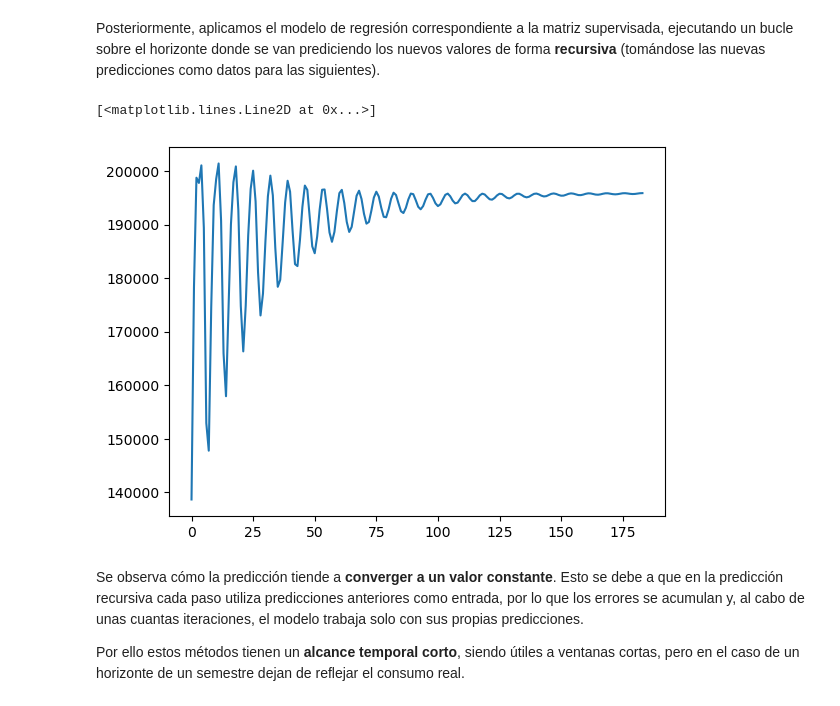
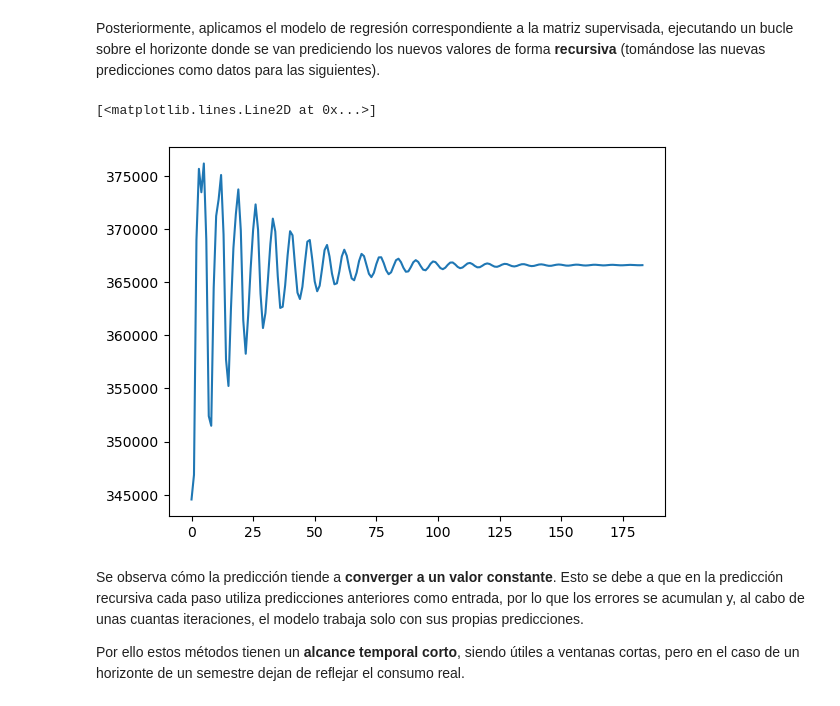
Before and after one commit to Martin-Kugler/network-attacks-and-energetic-efficiency-mcp, a Jupyter notebook: consumo_campus.ipynb, the cells around one changed output. Saved outputs shown, nothing was run; the diff lists cells and outputs as text; code cells hidden in the pictures.

Commit message:
Completado subapartado 2.6.4 de órdenes del modelo

```diff
--- a/consumo_campus.ipynb
+++ b/consumo_campus.ipynb
@@ -756,7 +756,7 @@ df_evaluacion_baselines
 # %% [markdown]
 En primer lugar, se nos pide aplicar un **suavizado exponencial**, que consiste en predecir valores futuros según unos valores pasados a los cuales se les asignan pesos que decrecen exponencialmente cuanto más pasados son, lo cual viene dado por un parámetro ***alpha*** (cuanto mayor sea, mayor peso los sucesos recientes). En este caso, decidimos estimar el *alpha* automáticamente por mínimos cuadrados (ello se da al hacer `fit()`).
 # %%
-def suavizado_exponencial_simple(y_train, horizonte):
+def suavizado_exponencial_simple(y_train, y_test, horizonte):
     """
     Aplica el suavizado exponencial simple a una serie temporal dado un horizonte de predicción.
     El alpha se estima automáticamente.
@@ -770,6 +770,6 @@ def suavizado_exponencial_simple(y_train, horizonte):
 
     return pred, alpha
 
-pred, alpha = suavizado_exponencial_simple(y_train, horizonte=184)
+pred, alpha = suavizado_exponencial_simple(consumo_agregado_train["Campus Norte"], consumo_agregado_test["Campus Norte"], horizonte=184)
 plt.plot(pred)
 # %% [output]
@@ -801,35 +802,35 @@ Posteriormente, aplicamos el modelo de regresión correspondiente a la matriz su
 def ventana_recursiva(y_train, horizonte, W, modelo=LinearRegression()):
     """
     Ajusta un modelo dado para predecir el valor posterior a partir de los valores anteriores (dentro de una ventana W)
     y predice un horizonte de forma recursiva (es decir, cada predicción se incorpora a la ventana).
     """
 
     # 1) Crear la matriz de características y el vector objetivo a partir de la serie de entrenamiento
     X, y = crear_matriz_supervisada(y_train, W)
 
     # 2) Ajustar el modelo a los datos de entrenamiento
     modelo.fit(X, y)
 
     # 3) Inicializar ventana
     ventana = list(np.asarray(y_train, dtype=float)[-W:])
 
     # 4) Iniciar bucle de predicción recursiva
     pred = []
     for _ in range(horizonte):
 
         # 4.1) Predecir el siguiente valor a partir de la ventana actual
         siguiente = modelo.predict(np.array(ventana[-W:]).reshape(1, -1))[0]
 
         # 4.2) Guardar la predicción y actualizar la ventana
         pred.append(siguiente)
         ventana.append(siguiente)   # La predicción pasa a ser un dato de la siguiente ventana
 
     return np.array(pred)
 
-plt.plot(ventana_recursiva(y_train, horizonte=184, W=7, modelo=LinearRegression()))
+plt.plot(ventana_recursiva(consumo_agregado_train["Campus Norte"], horizonte=184, W=7, modelo=LinearRegression()))
 # %% [output]
 [<matplotlib.lines.Line2D at 0x...>]
-[figure, old version]
+[figure, new version]
 # %% [markdown]
 Se observa cómo la predicción tiende a **converger a un valor constante**. Esto se debe a que en la predicción recursiva cada paso utiliza predicciones anteriores como entrada, por lo que los errores se acumulan y, al cabo de unas cuantas iteraciones, el modelo trabaja solo con sus propias predicciones.
 
```
Also changed, not shown: parts of 11 cells of this notebook.
